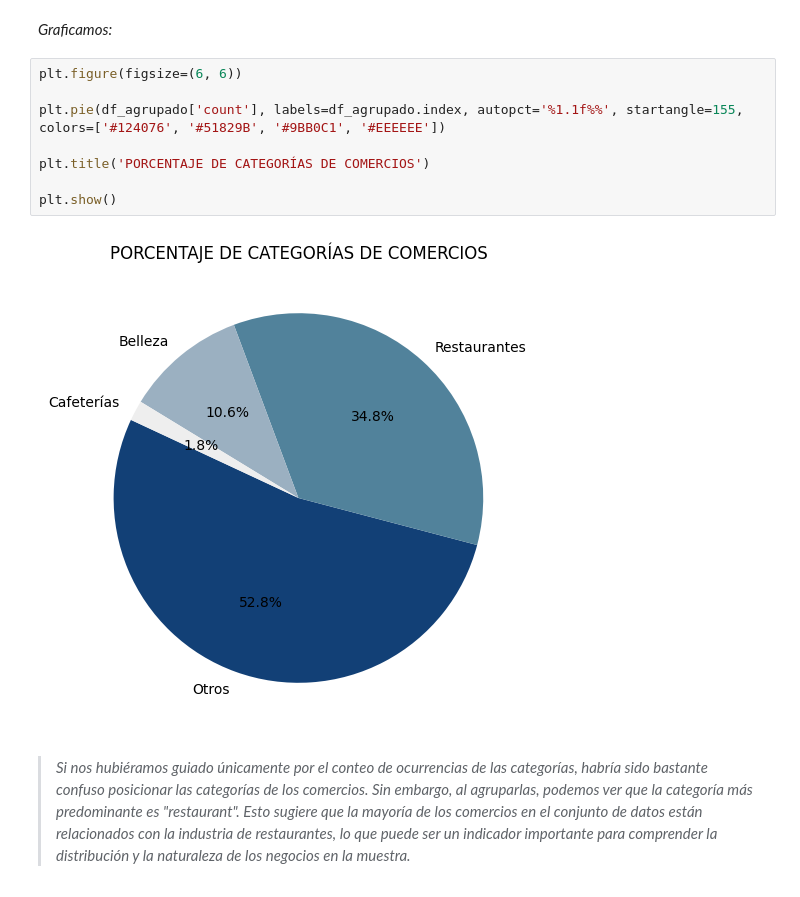
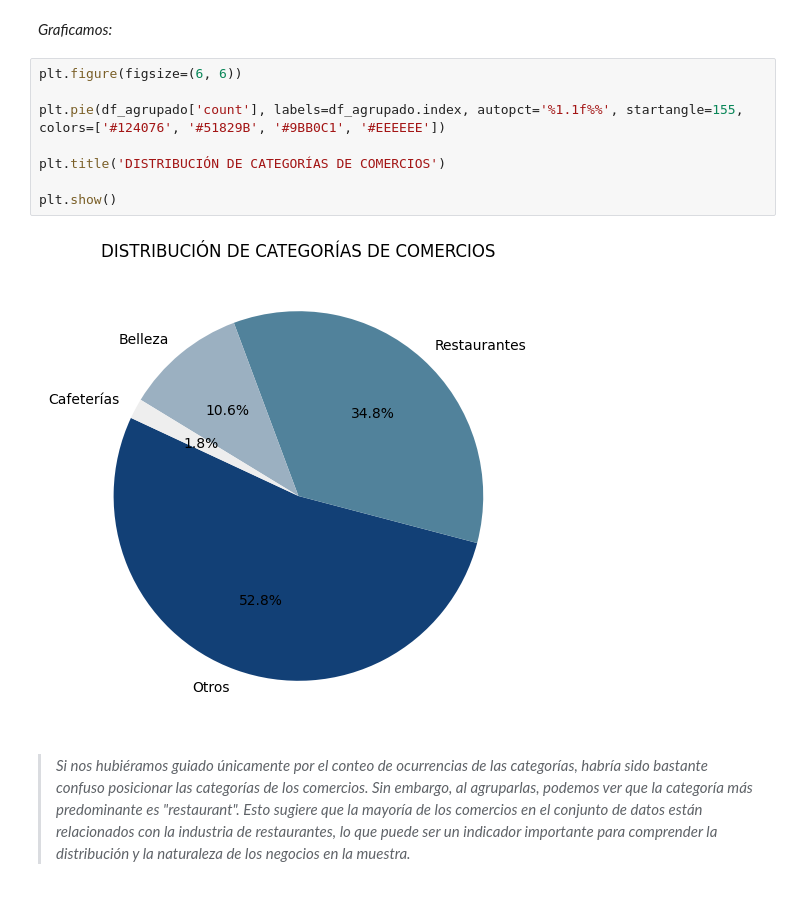
Before and after one commit to MiliTrres/PF_Reviews-Recommendation_Henry, a Jupyter notebook: EDA.ipynb, the cells around one changed output. Cells and saved outputs as stored; diff of their text form.

```diff
--- a/EDA.ipynb
+++ b/EDA.ipynb
@@ -188,13 +188,13 @@ df_agrupado = pd.DataFrame(df_business['categories'].apply(ut.agrupar_categorias
 # %%
 plt.figure(figsize=(6, 6))
 
 plt.pie(df_agrupado['count'], labels=df_agrupado.index, autopct='%1.1f%%', startangle=155, colors=['#124076', '#51829B', '#9BB0C1', '#EEEEEE'])
 
-plt.title('PORCENTAJE DE CATEGORÍAS DE COMERCIOS')
+plt.title('DISTRIBUCIÓN DE CATEGORÍAS DE COMERCIOS')
 
 plt.show()
 # %% [output]
-[figure, old version]
+[figure, new version]
 # %% [markdown]
 > *Si nos hubiéramos guiado únicamente por el conteo de ocurrencias de las categorías, habría sido bastante confuso posicionar las categorías de los comercios. Sin embargo, al agruparlas, podemos ver que la categoría más predominante es "restaurant". Esto sugiere que la mayoría de los comercios en el conjunto de datos están relacionados con la industria de restaurantes, lo que puede ser un indicador importante para comprender la distribución y la naturaleza de los negocios en la muestra.*
 # %% [markdown]
```
Also changed, not shown: parts of 61 cells of this notebook.
